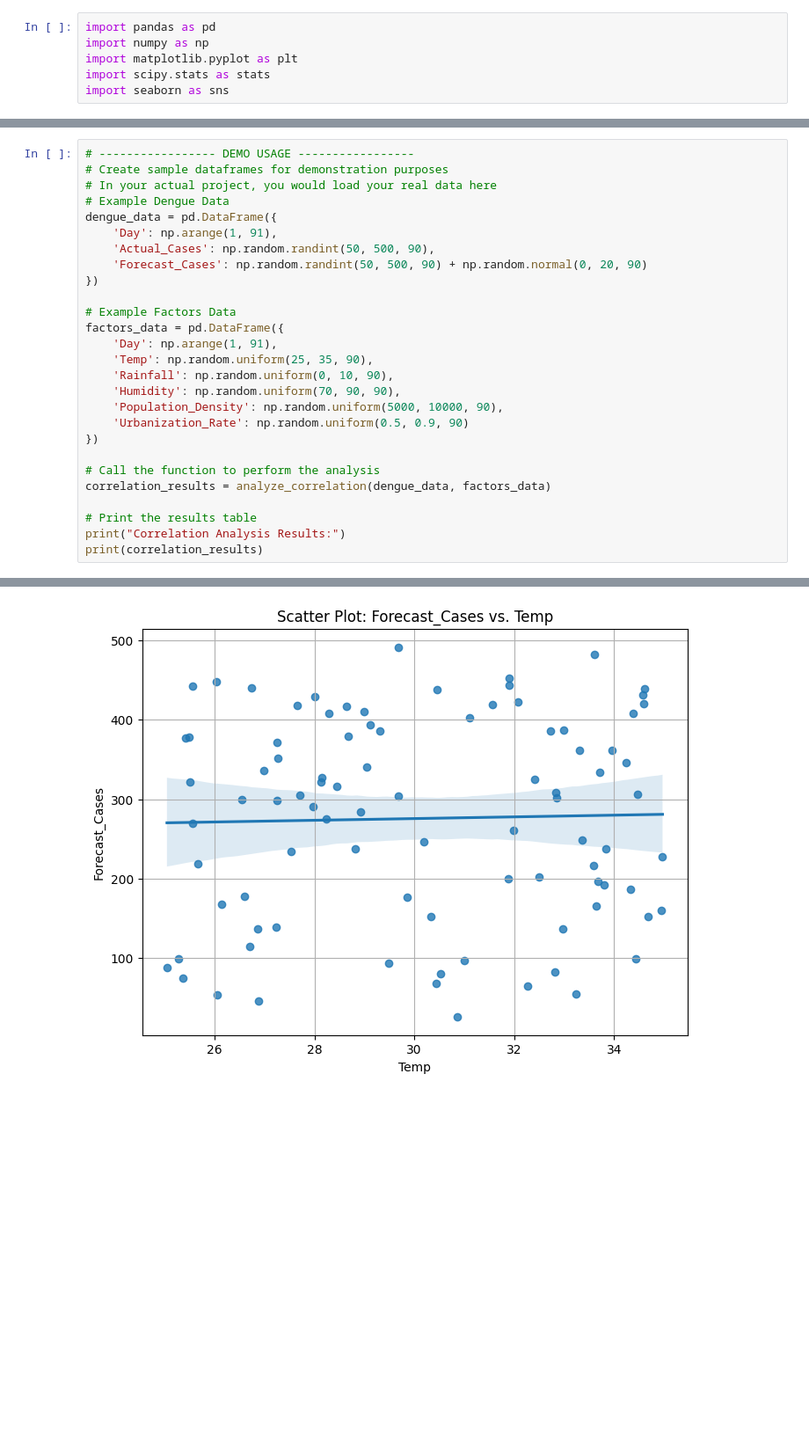
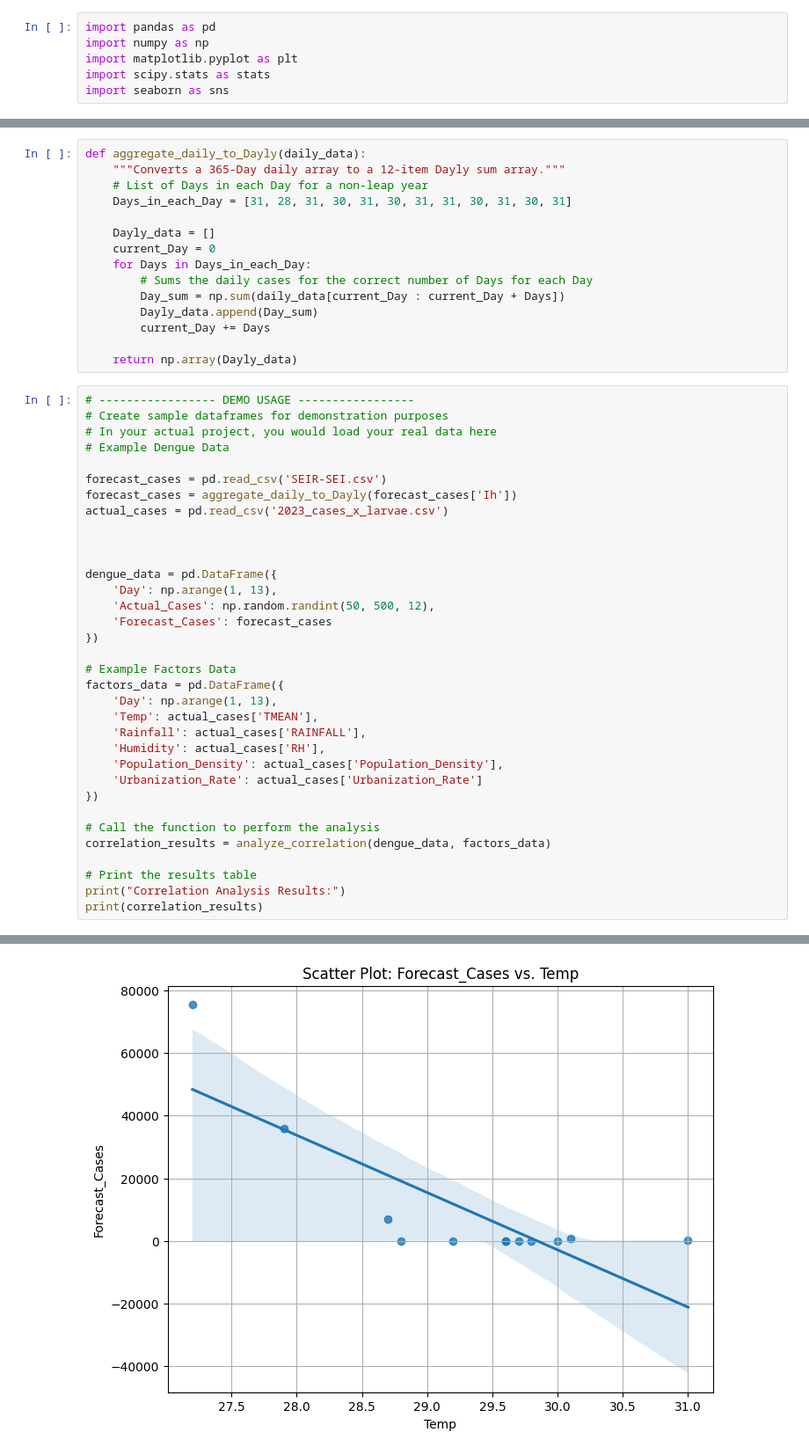
Before and after one commit to Codeit-Michael/Dengue-Case-Forecasting, a Jupyter notebook: 10yrData_Descriptive_Analysis/forecasting/sop4.ipynb, the cells around one changed output, grey strips where cells are left out. Shown at 88% size. Cells and saved outputs as stored; diff of their text form; blank space fills up the shorter version.

```diff
--- a/10yrData_Descriptive_Analysis/forecasting/sop4.ipynb
+++ b/10yrData_Descriptive_Analysis/forecasting/sop4.ipynb
@@ -53,24 +56,46 @@ def analyze_correlation(dengue_data, factors_data):
     results_df = pd.DataFrame(results)
     return results_df
+# %%
+def aggregate_daily_to_Dayly(daily_data):
+    """Converts a 365-Day daily array to a 12-item Dayly sum array."""
+    # List of Days in each Day for a non-leap year
+    Days_in_each_Day = [31, 28, 31, 30, 31, 30, 31, 31, 30, 31, 30, 31]
+
+    Dayly_data = []
+    current_Day = 0
+    for Days in Days_in_each_Day:
+        # Sums the daily cases for the correct number of Days for each Day
+        Day_sum = np.sum(daily_data[current_Day : current_Day + Days])
+        Dayly_data.append(Day_sum)
+        current_Day += Days
+
+    return np.array(Dayly_data)
 # %%
 # ----------------- DEMO USAGE -----------------
 # Create sample dataframes for demonstration purposes
 # In your actual project, you would load your real data here
 # Example Dengue Data
+
+forecast_cases = pd.read_csv('SEIR-SEI.csv')
+forecast_cases = aggregate_daily_to_Dayly(forecast_cases['Ih'])
+actual_cases = pd.read_csv('2023_cases_x_larvae.csv')
+
+
+
 dengue_data = pd.DataFrame({
-    'Day': np.arange(1, 91),
-    'Actual_Cases': np.random.randint(50, 500, 90),
-    'Forecast_Cases': np.random.randint(50, 500, 90) + np.random.normal(0, 20, 90)
+    'Day': np.arange(1, 13),
+    'Actual_Cases': np.random.randint(50, 500, 12),
+    'Forecast_Cases': forecast_cases
 })
 
 # Example Factors Data
 factors_data = pd.DataFrame({
-    'Day': np.arange(1, 91),
-    'Temp': np.random.uniform(25, 35, 90),
-    'Rainfall': np.random.uniform(0, 10, 90),
-    'Humidity': np.random.uniform(70, 90, 90),
-    'Population_Density': np.random.uniform(5000, 10000, 90),
-    'Urbanization_Rate': np.random.uniform(0.5, 0.9, 90)
+    'Day': np.arange(1, 13),
+    'Temp': actual_cases['TMEAN'],
+    'Rainfall': actual_cases['RAINFALL'],
+    'Humidity': actual_cases['RH'],
+    'Population_Density': actual_cases['Population_Density'],
+    'Urbanization_Rate': actual_cases['Urbanization_Rate']
 })
 
 # Call the function to perform the analysis
@@ -88 +113 @@ print(correlation_results)
-[figure, old version]
+[figure, new version]
```
Also changed, not shown: parts of 2 cells of this notebook, 1 other file.
